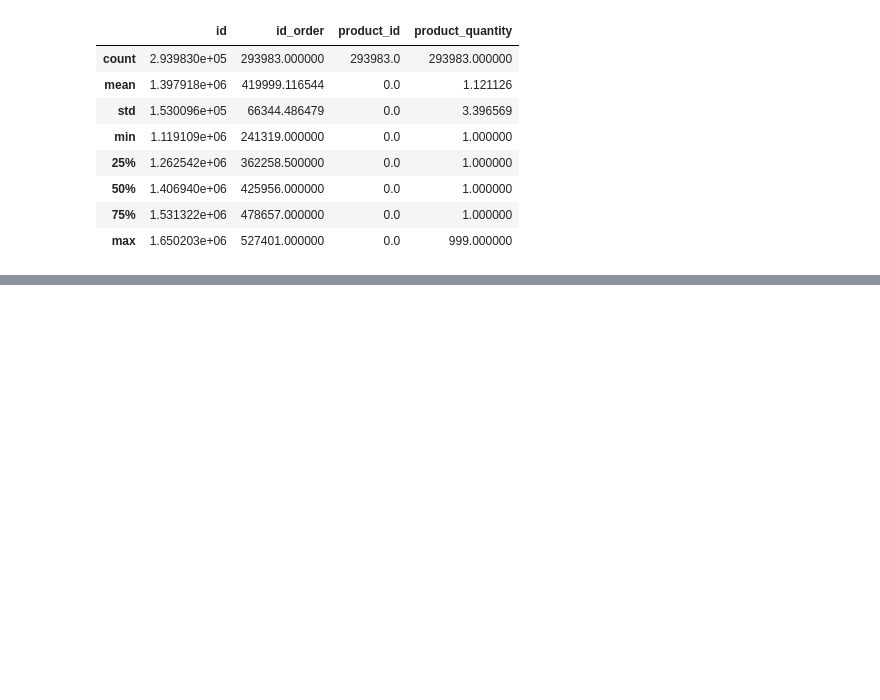
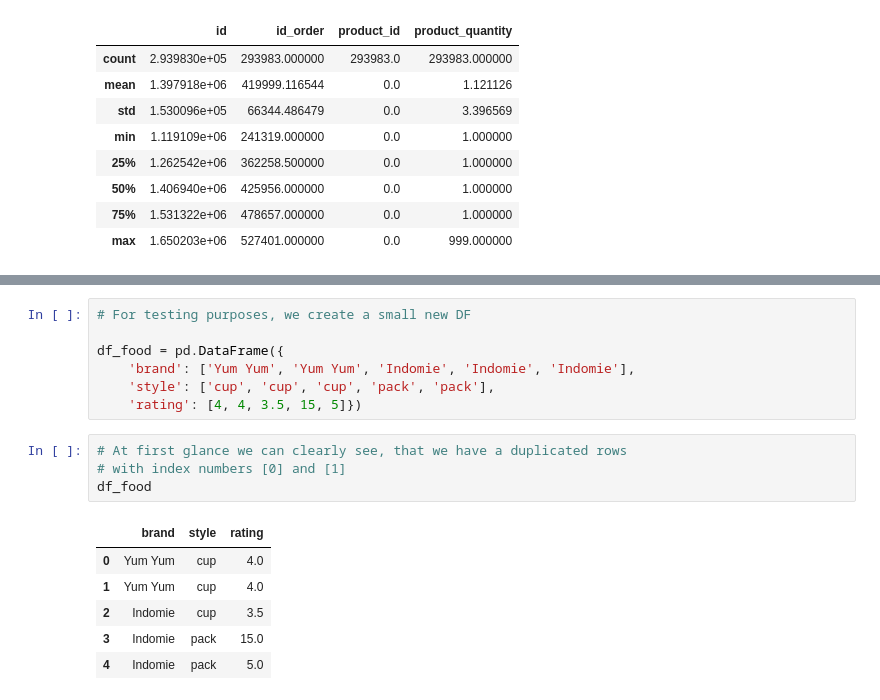
Before and after one commit to TheMaze45/Pandas, a Jupyter notebook: Recap_Data_Exploration.ipynb, the cells around one changed output, grey strips where cells are left out. Saved outputs shown, nothing was run; the diff lists cells and outputs as text; blank space fills up the shorter version.

```diff
--- a/Recap_Data_Exploration.ipynb
+++ b/Recap_Data_Exploration.ipynb
@@ -231,0 +325,18 @@ df.describe()
+# %%
+# For testing purposes, we create a small new DF
+
+df_food = pd.DataFrame({
+    'brand': ['Yum Yum', 'Yum Yum', 'Indomie', 'Indomie', 'Indomie'],
+    'style': ['cup', 'cup', 'cup', 'pack', 'pack'],
+    'rating': [4, 4, 3.5, 15, 5]})
+# %%
+# At first glance we can clearly see, that we have a duplicated rows
+# with index numbers [0] and [1]
+df_food
+# %% [output]
+|  | brand | style | rating |
+| 0 | Yum Yum | cup | 4.0 |
+| 1 | Yum Yum | cup | 4.0 |
+| 2 | Indomie | cup | 3.5 |
+| 3 | Indomie | pack | 15.0 |
+| 4 | Indomie | pack | 5.0 |
```
Also changed, not shown: parts of 35 cells of this notebook.
